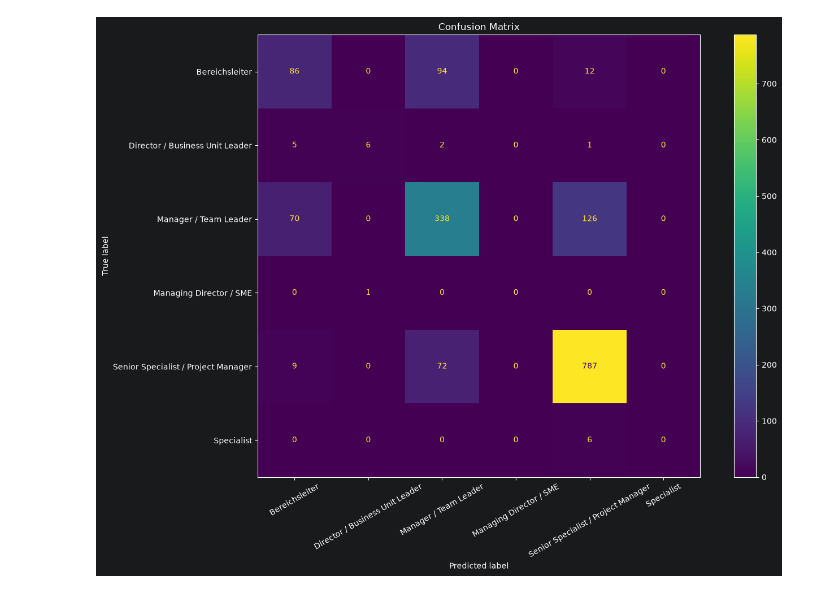
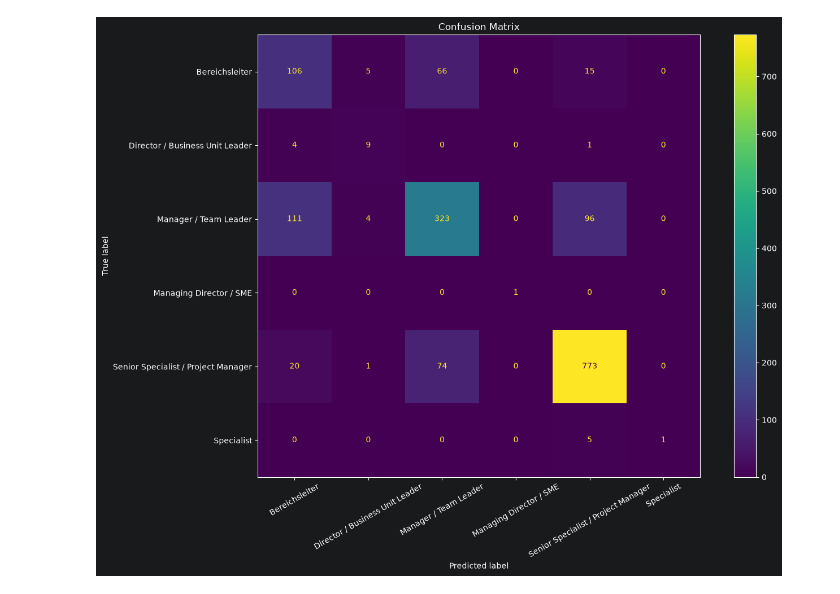
Before and after one commit to chinh1809z/Job-Level-Classification, a Jupyter notebook: notebooks/05_error_analysis.ipynb, the cells around one changed output. Drawn from its saved outputs; the diff is of its cells as text; code cells hidden in the pictures.

```diff
--- a/notebooks/05_error_analysis.ipynb
+++ b/notebooks/05_error_analysis.ipynb
@@ -42,16 +42,7 @@ x_train, x_test, y_train, y_test = train_test_split(x, y, test_size = 0.2, rando
 transformers = ColumnTransformer(transformers = [
     ("title", TfidfVectorizer(stop_words="english"), "title"),
     ("location", OneHotEncoder(handle_unknown="ignore"), ["location"]),
-    ("description", TfidfVectorizer(stop_words="english", ngram_range=(1,2)), "description"),
+    ("description", TfidfVectorizer(stop_words="english", ngram_range=(1,2), min_df = 0.01, max_df = 0.95), "description"),
     ("function", OneHotEncoder(handle_unknown="ignore"), ["function"]),
     ("industry", TfidfVectorizer(stop_words="english"), "industry")
 ])
-# %%
-over_sampling = SMOTEN(random_state=42, k_neighbors = 2, sampling_strategy = {
-    "managing_director_small_medium_company" : 100,
-    "specialist" : 100,
-    "director_business_unit_leader" : 100,
-    "bereichsleiter" : 1000
-})
-x_train, y_train = over_sampling.fit_resample(x_train, y_train)
-print(y_train.value_counts())
@@ -67,44 +49,43 @@ Name: count, dtype: int64
 # %%
-oversampling_model = Pipeline(
-    steps=[
-        ("transformers", transformers),
-        ("classifier", LogisticRegression(max_iter=1000))
-    ]
-)
+final_model = Pipeline(steps=[
+    ("transformer", transformers),
+    ("feature_selector", SelectPercentile(chi2, percentile = 5)),
+    ("classifier", LinearSVC(class_weight = "balanced")),
+])
 # %%
-oversampling_model.fit(x_train, y_train)
+final_model.fit(x_train, y_train)
 
-y_over_predict = oversampling_model.predict(x_test)
+y_predict = final_model.predict(x_test)
 # %%
-cm = confusion_matrix(y_test, y_over_predict)
+cm = confusion_matrix(y_test, y_predict)
 
 labels = [
     "Bereichsleiter",
     "Director / Business Unit Leader",
     "Manager / Team Leader",
     "Managing Director / SME",
     "Senior Specialist / Project Manager",
     "Specialist"
 ]
 
 fig, ax = plt.subplots(figsize=(14, 10))
 
 disp = ConfusionMatrixDisplay(
     confusion_matrix=cm,
     display_labels=labels
 )
 
 disp.plot(
     ax=ax,
     values_format="d",
     xticks_rotation=30
 )
 
 plt.title("Confusion Matrix")
 plt.tight_layout()
 plt.show()
 # %% [output]
-[figure, old version]
+[figure, new version]
 # %%
 error_analysis = x_test.copy()
 
```
Also changed, not shown: parts of 7 cells of this notebook, 6 other files.
